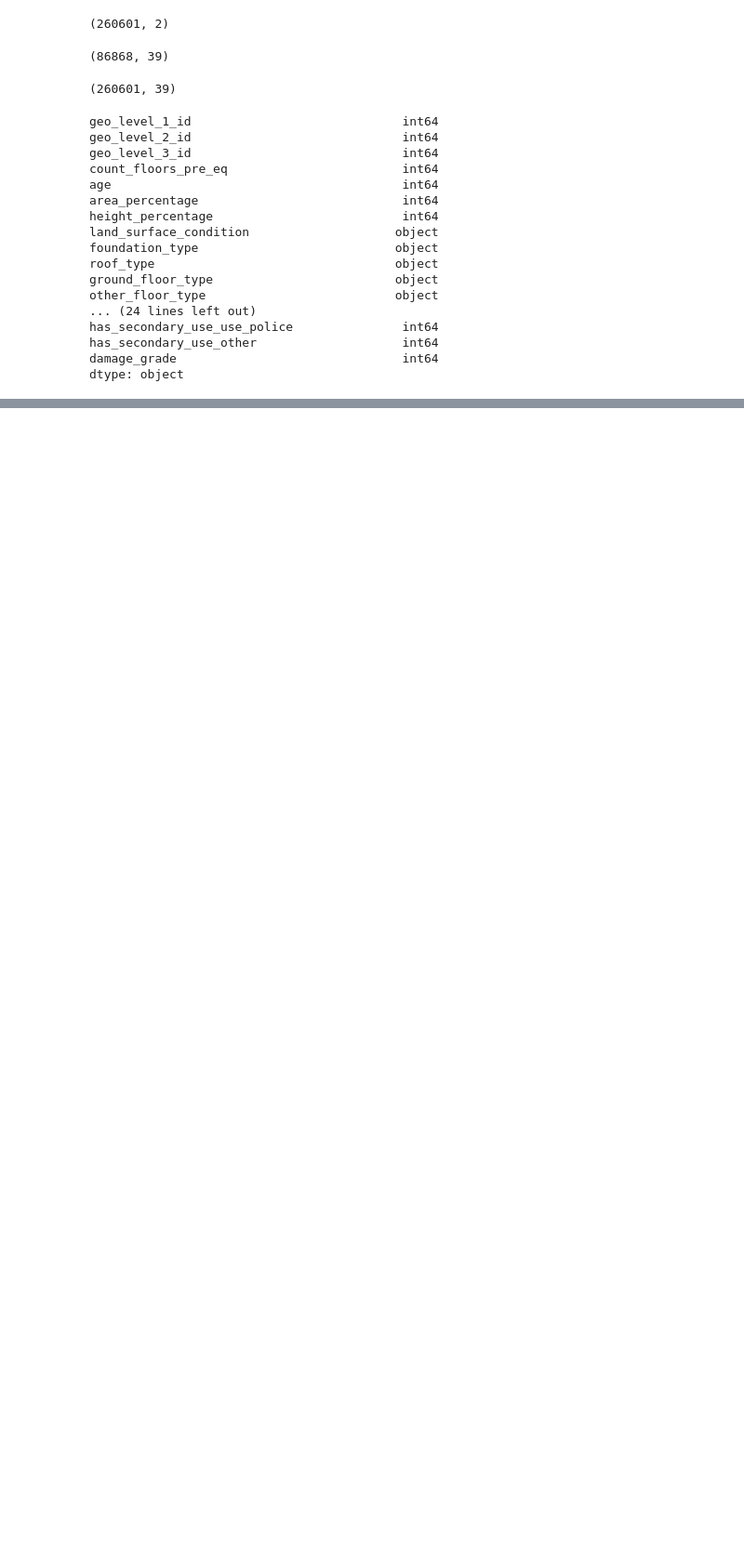
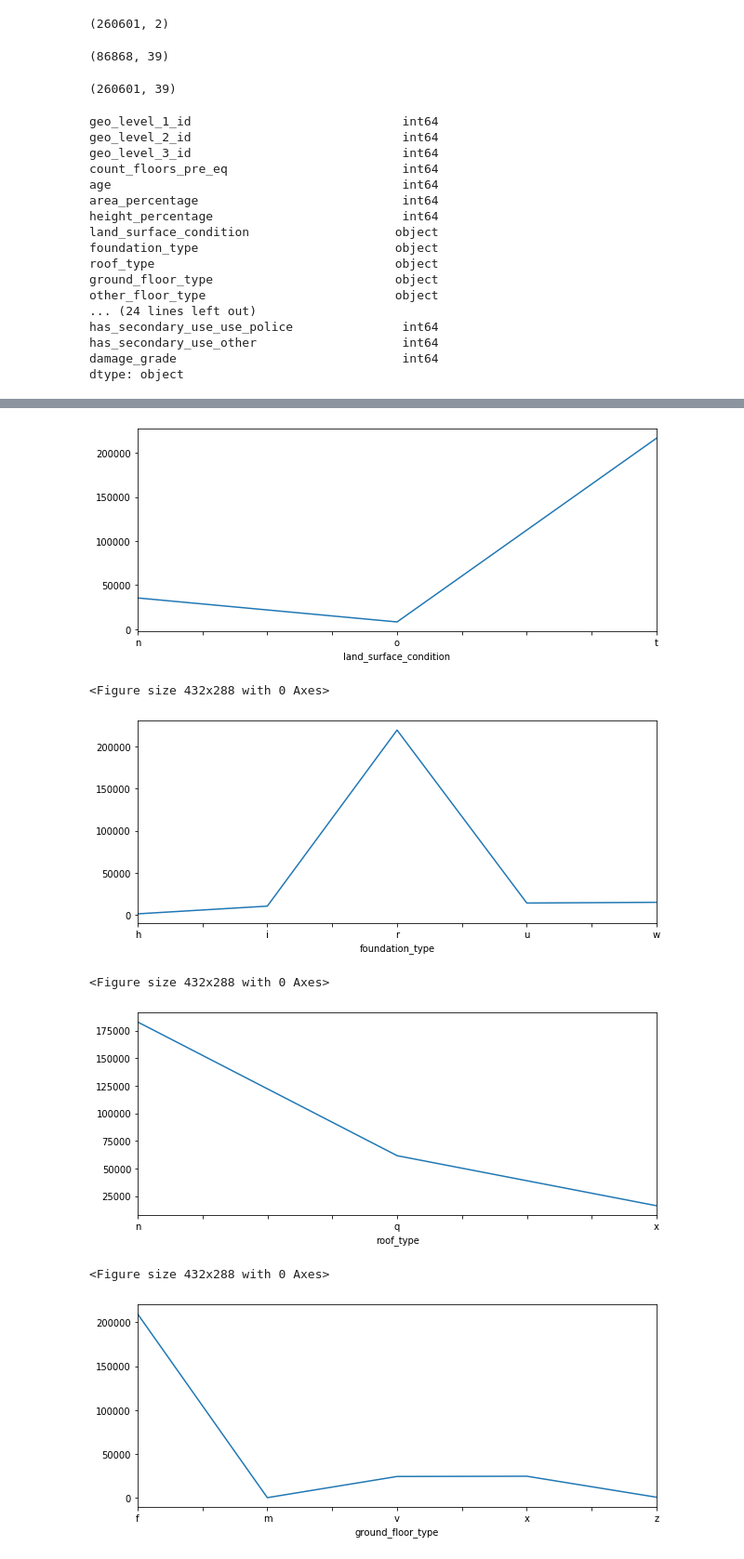
Before and after one commit to Thabby07/richter-predictor, a Jupyter notebook: TFM_Exploración_del_dataset.ipynb, the cells around one changed output, grey strips where cells are left out. Shown: that part at 93% size. Cells and saved outputs as stored; diff of their text form; code cells hidden in the pictures; blank space fills up the shorter version.

```diff
--- a/TFM_Exploración_del_dataset.ipynb
+++ b/TFM_Exploración_del_dataset.ipynb
@@ -169,0 +247,16 @@ dtype: object
+# %%
+categorical_nonum_variables = ['land_surface_condition','foundation_type','roof_type','ground_floor_type','other_floor_type','position','plan_configuration','legal_ownership_status']
+# %%
+for col in categorical_nonum_variables:
+  fig, ax = plt.subplots(figsize=(10,4))
+  train.groupby([col]).count()['damage_grade'].plot(ax=ax)
+  plt.show()
+  plt.clf()
+# %% [output]
+[figure, added]
+<Figure size 432x288 with 0 Axes>
+[figure, added]
+<Figure size 432x288 with 0 Axes>
+[figure, added]
+<Figure size 432x288 with 0 Axes>
+[figure, added]
```
Also changed, not shown: parts of 43 cells of this notebook.
